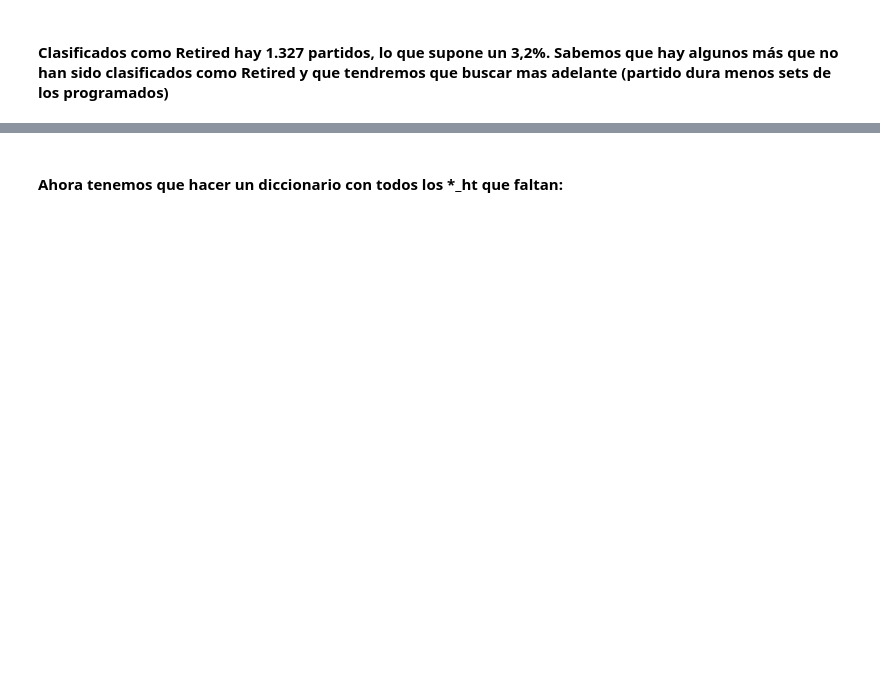
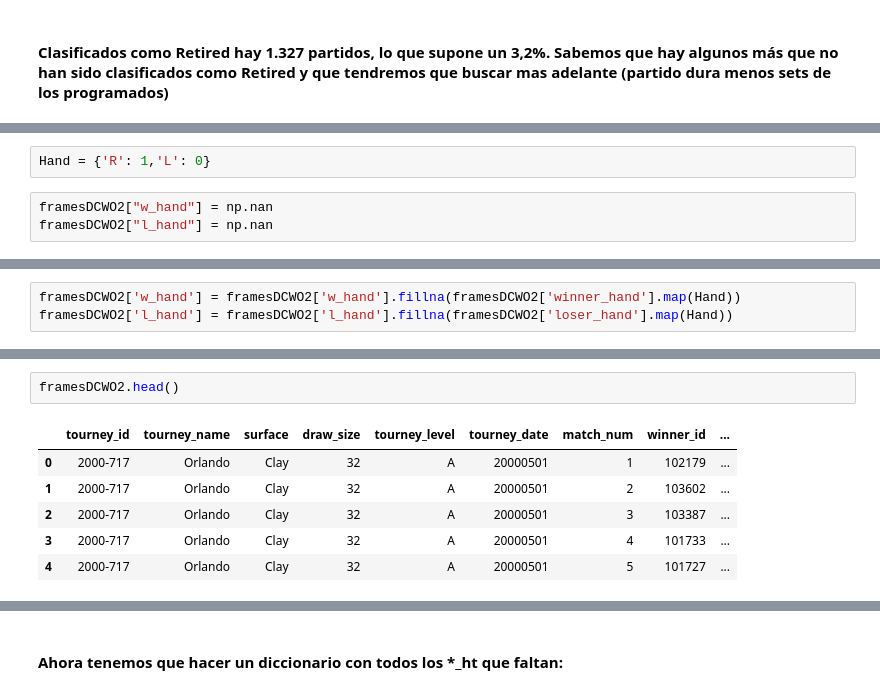
Before and after one commit to ISANJUA/TFM_ML4sportsBets, a Jupyter notebook: Resumen 3. Feature Extraction, Transformations and Cleansing.ipynb, the cells around one changed output, grey strips where cells are left out. Cells and saved outputs as stored; diff of their text form; blank space fills up the shorter version.

```diff
--- a/Resumen 3. Feature Extraction, Transformations and Cleansing.ipynb
+++ b/Resumen 3. Feature Extraction, Transformations and Cleansing.ipynb
@@ -76,0 +151,5 @@ framesDCWO2[framesDCWO2['Retired'] == 1 ].shape
+# %%
+Hand = {'R': 1,'L': 0}
+# %%
+framesDCWO2["w_hand"] = np.nan
+framesDCWO2["l_hand"] = np.nan
@@ -76,0 +167,3 @@ framesDCWO2[framesDCWO2['Retired'] == 1 ].shape
+# %%
+framesDCWO2['w_hand'] = framesDCWO2['w_hand'].fillna(framesDCWO2['winner_hand'].map(Hand))
+framesDCWO2['l_hand'] = framesDCWO2['l_hand'].fillna(framesDCWO2['loser_hand'].map(Hand))
@@ -76,0 +181,9 @@ framesDCWO2[framesDCWO2['Retired'] == 1 ].shape
+# %%
+framesDCWO2.head()
+# %% [output]
+|  | tourney_id | tourney_name | surface | draw_size | tourney_level | tourney_date | match_num | winner_id | ... |
+| 0 | 2000-717 | Orlando | Clay | 32 | A | 20000501 | 1 | 102179 | ... |
+| 1 | 2000-717 | Orlando | Clay | 32 | A | 20000501 | 2 | 103602 | ... |
+| 2 | 2000-717 | Orlando | Clay | 32 | A | 20000501 | 3 | 103387 | ... |
+| 3 | 2000-717 | Orlando | Clay | 32 | A | 20000501 | 4 | 101733 | ... |
+| 4 | 2000-717 | Orlando | Clay | 32 | A | 20000501 | 5 | 101727 | ... |
```
Also changed, not shown: parts of 50 cells of this notebook.
